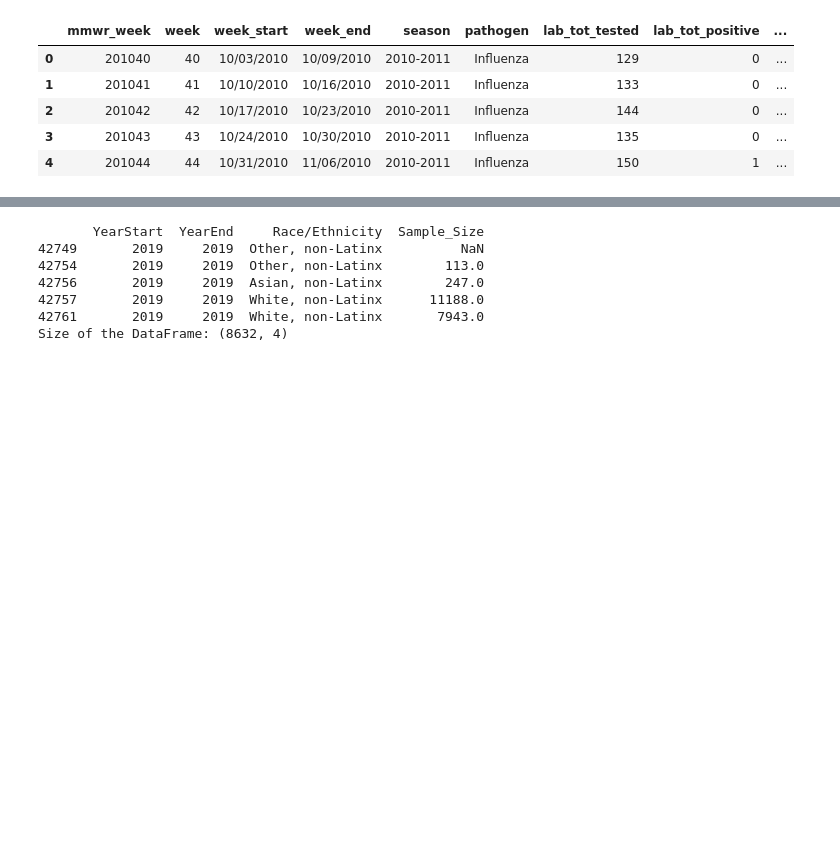
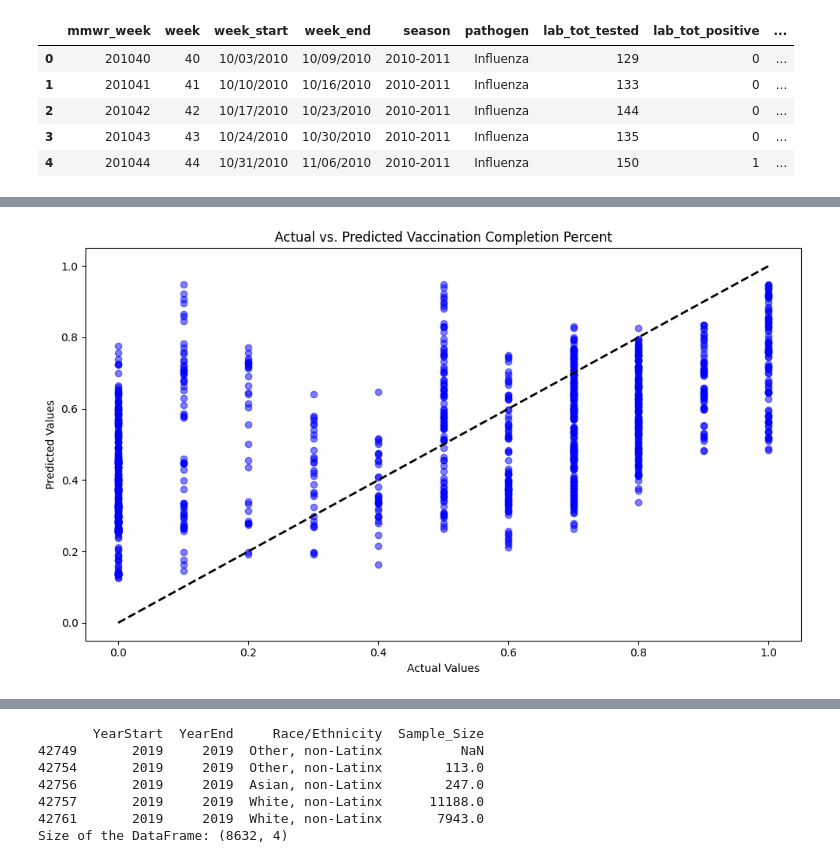
Before and after one commit to DaniyalSKKR/Covid19-Vaccinations-Obesity-Across-Ethnic-Groups, a Jupyter notebook: src/finalProject.ipynb, the cells around one changed output, grey strips where cells are left out. Saved outputs shown, nothing was run; the diff lists cells and outputs as text; code cells hidden in the pictures; blank space fills up the shorter version.

```diff
--- a/src/finalProject.ipynb
+++ b/src/finalProject.ipynb
@@ -82,0 +283,17 @@ EDA code will go in this block
+# %%
+# Convert 'week_start' to datetime format and calculate the number of days since the first record
+df_processed['week_start'] = pd.to_datetime(df_processed['week_start'])
+df_processed['days_since_start'] = (df_processed['week_start'] - df_processed['week_start'].min()).dt.days
+
+# Feature selection
+X_features = ['days_since_start', 'lab_tot_positive'] + demographic_columns
+y_feature = 'Vaccine Series Completed Percent'
+
+df_cleaned = df_processed.dropna(subset=[y_feature])
+
+# Prepare the data again with the cleaned DataFrame
+X_cleaned = df_cleaned[X_features]
+y_cleaned = df_cleaned[y_feature]
+
+# Split the data into training and testing sets
+X_train_cleaned, X_test_cleaned, y_train_cleaned, y_test_cleaned = train_test_split(X_cleaned, y_cleaned, test_size=0.2, random_state=42)
@@ -82,0 +327,14 @@ EDA code will go in this block
+# %%
+
+# Re-initialize and re-train the Linear Regression model on the cleaned data
+model_cleaned = LinearRegression()
+model_cleaned.fit(X_train_cleaned, y_train_cleaned)
+
+# Predict on the testing set
+y_pred_cleaned = model_cleaned.predict(X_test_cleaned)
+
+# Calculate the Mean Squared Error (MSE) for the test set with cleaned data
+mse_cleaned = mean_squared_error(y_test_cleaned, y_pred_cleaned)
+
+# Display the MSE
+mse_cleaned
@@ -82,0 +418,14 @@ EDA code will go in this block
+# %%
+# Scatter plot of Actual vs. Predicted values
+plt.figure(figsize=(10, 6))
+plt.scatter(y_test_cleaned, y_pred_cleaned, alpha=0.5, color='blue')
+plt.title('Actual vs. Predicted Vaccination Completion Percent')
+plt.xlabel('Actual Values')
+plt.ylabel('Predicted Values')
+plt.plot([y_test_cleaned.min(), y_test_cleaned.max()], [y_test_cleaned.min(), y_test_cleaned.max()], 'k--', lw=2)
+plt.tight_layout()
+
+# Show the plot
+plt.show()
+# %% [output]
+[figure, added]
```
Also changed, not shown: parts of 43 cells of this notebook, 19 other files.
